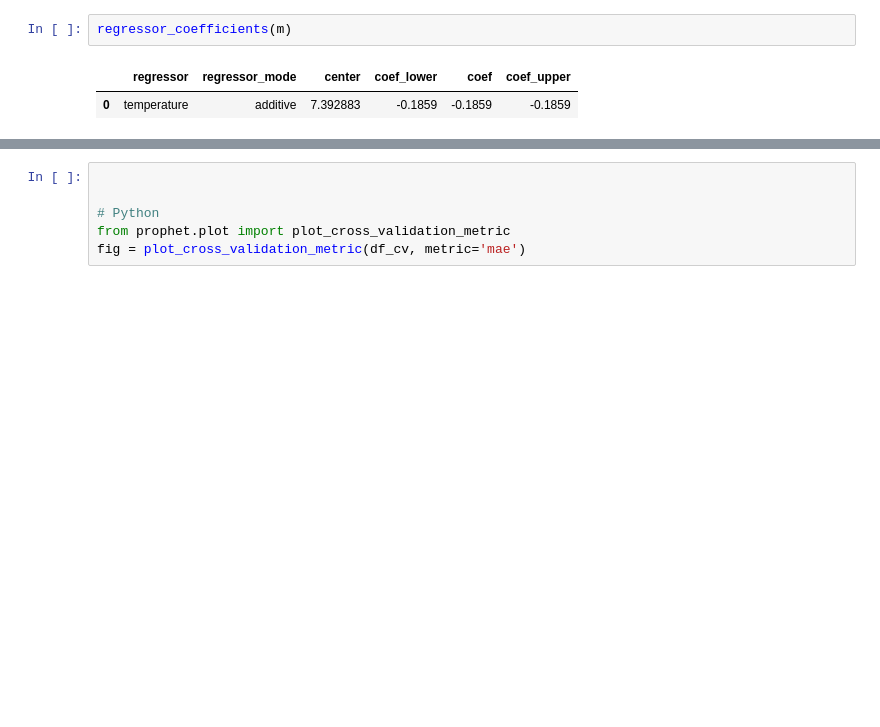
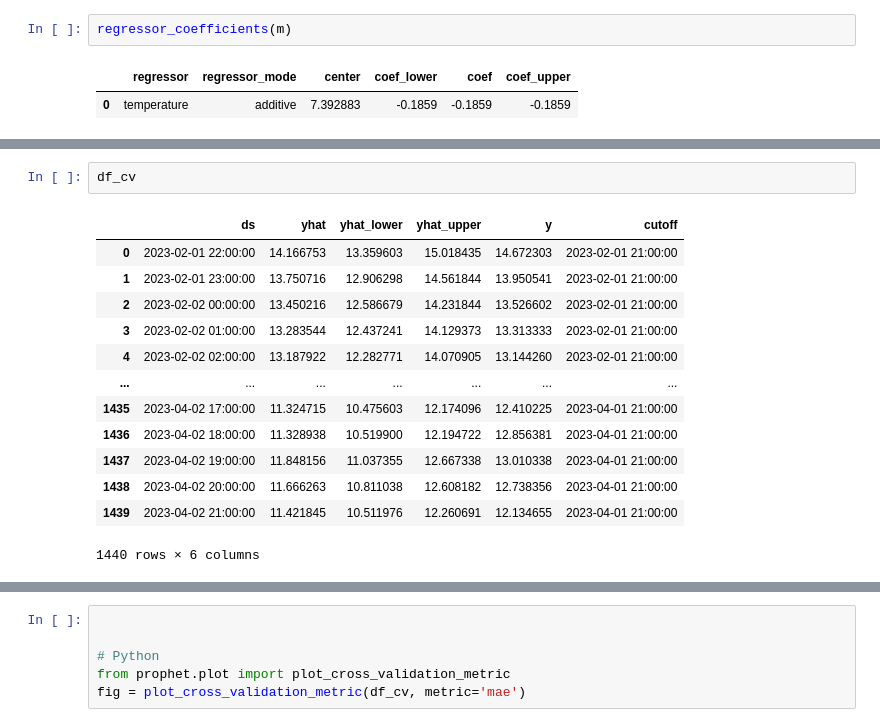
Before and after one commit to HesteBjorn/TDT4259_Data_Science, a Jupyter notebook: jacobs_exploration.ipynb, the cells around one changed output, grey strips where cells are left out. Drawn from its saved outputs; the diff is of its cells as text; blank space fills up the shorter version.

```diff
--- a/jacobs_exploration.ipynb
+++ b/jacobs_exploration.ipynb
@@ -285,3 +233,19 @@ df_cv = cross_validation(m, initial='300 days', period='1 days', horizon = '1 da
+# %%
+df_cv
+# %% [output]
+|  | ds | yhat | yhat_lower | yhat_upper | y | cutoff |
+| 0 | 2023-02-01 22:00:00 | 14.166753 | 13.359603 | 15.018435 | 14.672303 | 2023-02-01 21:00:00 |
+| 1 | 2023-02-01 23:00:00 | 13.750716 | 12.906298 | 14.561844 | 13.950541 | 2023-02-01 21:00:00 |
+| 2 | 2023-02-02 00:00:00 | 13.450216 | 12.586679 | 14.231844 | 13.526602 | 2023-02-01 21:00:00 |
+| 3 | 2023-02-02 01:00:00 | 13.283544 | 12.437241 | 14.129373 | 13.313333 | 2023-02-01 21:00:00 |
+| 4 | 2023-02-02 02:00:00 | 13.187922 | 12.282771 | 14.070905 | 13.144260 | 2023-02-01 21:00:00 |
+| ... | ... | ... | ... | ... | ... | ... |
+| 1435 | 2023-04-02 17:00:00 | 11.324715 | 10.475603 | 12.174096 | 12.410225 | 2023-04-01 21:00:00 |
+| 1436 | 2023-04-02 18:00:00 | 11.328938 | 10.519900 | 12.194722 | 12.856381 | 2023-04-01 21:00:00 |
+| 1437 | 2023-04-02 19:00:00 | 11.848156 | 11.037355 | 12.667338 | 13.010338 | 2023-04-01 21:00:00 |
+| 1438 | 2023-04-02 20:00:00 | 11.666263 | 10.811038 | 12.608182 | 12.738356 | 2023-04-01 21:00:00 |
+| 1439 | 2023-04-02 21:00:00 | 11.421845 | 10.511976 | 12.260691 | 12.134655 | 2023-04-01 21:00:00 |
+1440 rows × 6 columns
 # %%
 from prophet.diagnostics import performance_metrics
 df_p = performance_metrics(df_cv)
```
Also changed, not shown: parts of 12 cells of this notebook, 2 other files.
